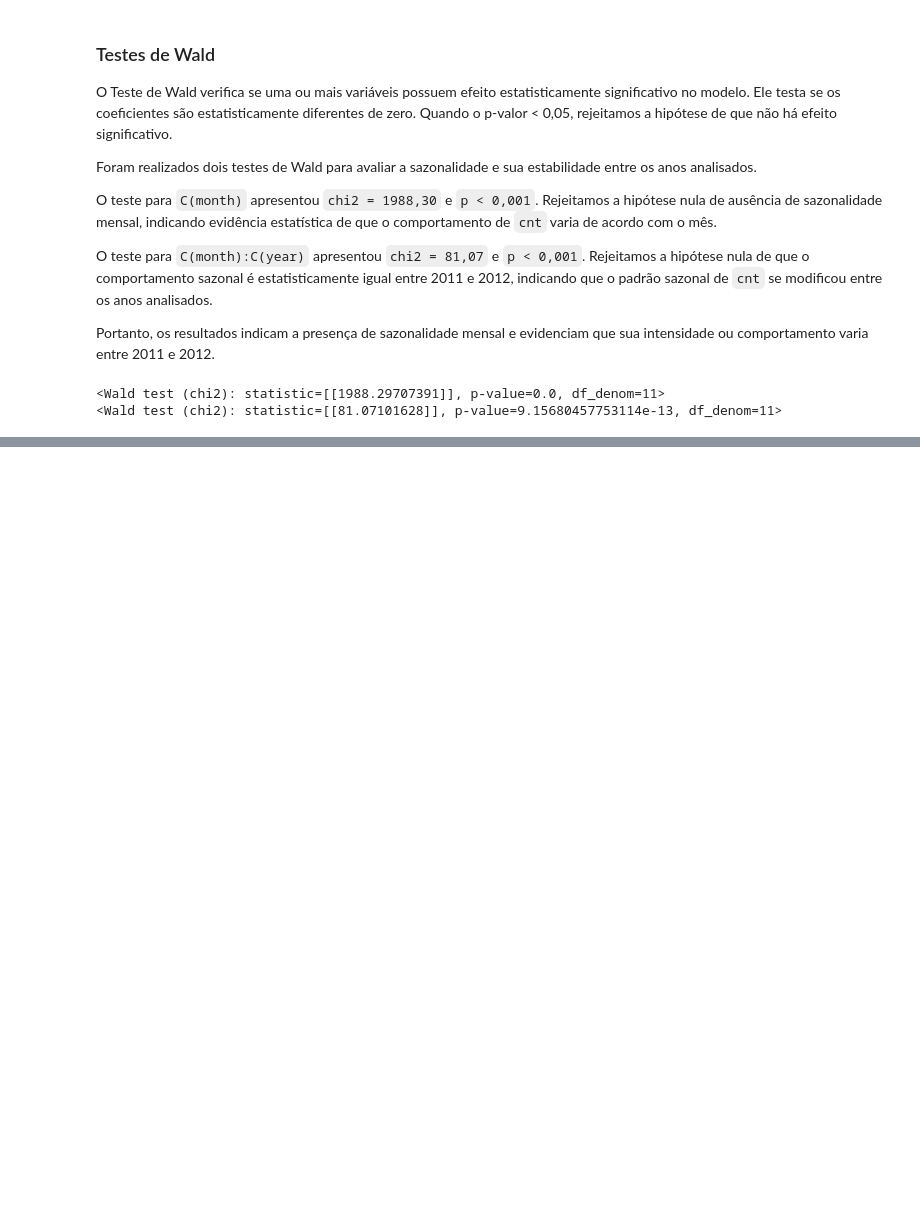
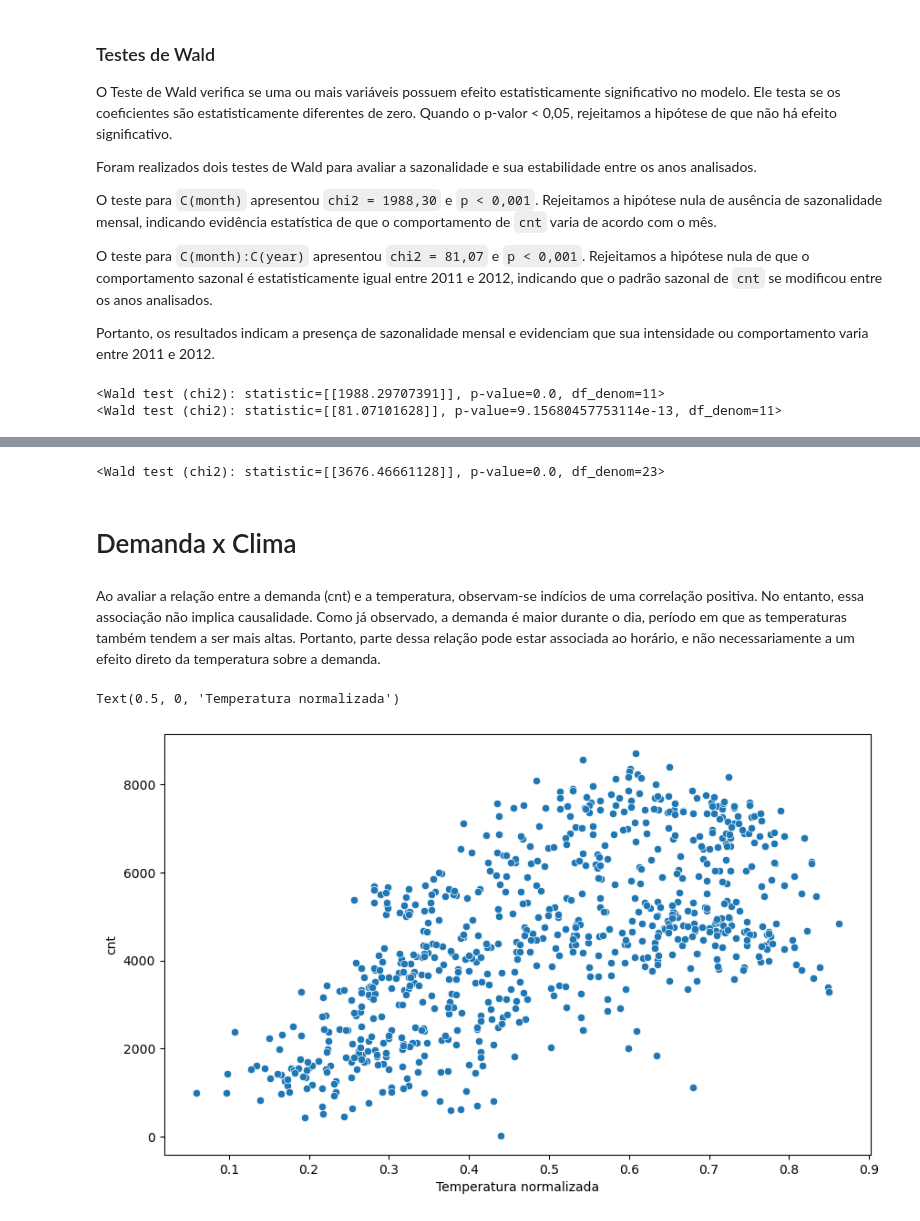
Before and after one commit to igao01/ds_bike_sharing, a Jupyter notebook: notebooks/02_EDA_bike_sharing.ipynb, the cells around one changed output, grey strips where cells are left out. Cells and saved outputs as stored; diff of their text form; code cells hidden in the pictures; blank space fills up the shorter version.

```diff
--- a/notebooks/02_EDA_bike_sharing.ipynb
+++ b/notebooks/02_EDA_bike_sharing.ipynb
@@ -521,0 +564,23 @@ print(wald_interaction)
+# %%
+# Testa conjuntamente os efeitos das horas
+hour_terms = ', '.join(
+    f'C(hour)[T.{hour}] = 0'
+    for hour in range(1, 24)
+)
+
+wald_hour = hour_model.wald_test(hour_terms, scalar=False)
+
+print(wald_hour)
+# %% [output]
+<Wald test (chi2): statistic=[[3676.46661128]], p-value=0.0, df_denom=23>
+# %% [markdown]
+# Demanda x Clima
+# %% [markdown]
+Ao avaliar a relação entre a demanda (cnt) e a temperatura, observam-se indícios de uma correlação positiva. No entanto, essa associação não implica causalidade. Como já observado, a demanda é maior durante o dia, período em que as temperaturas também tendem a ser mais altas. Portanto, parte dessa relação pode estar associada ao horário, e não necessariamente a um efeito direto da temperatura sobre a demanda.
+# %%
+plt.figure(figsize=(10,6))
+sns.scatterplot(data=df_daily, x='temp', y=TARGET_COLUMN)
+plt.xlabel('Temperatura normalizada')
+# %% [output]
+Text(0.5, 0, 'Temperatura normalizada')
+[figure, added]
```
Also changed, not shown: parts of 29 cells of this notebook, 2 other files.
